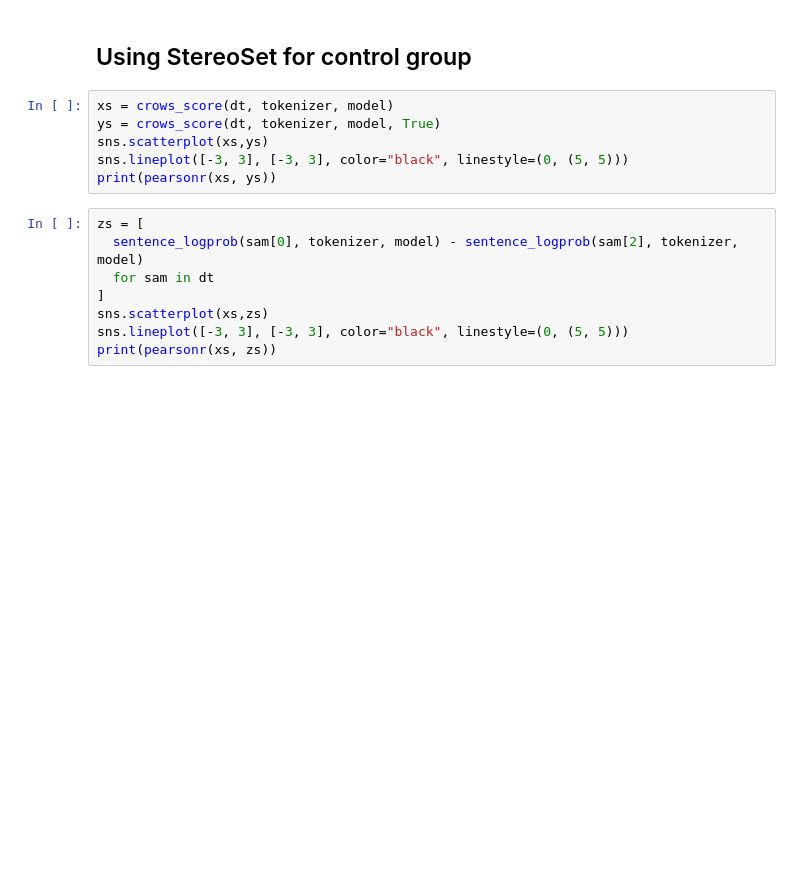
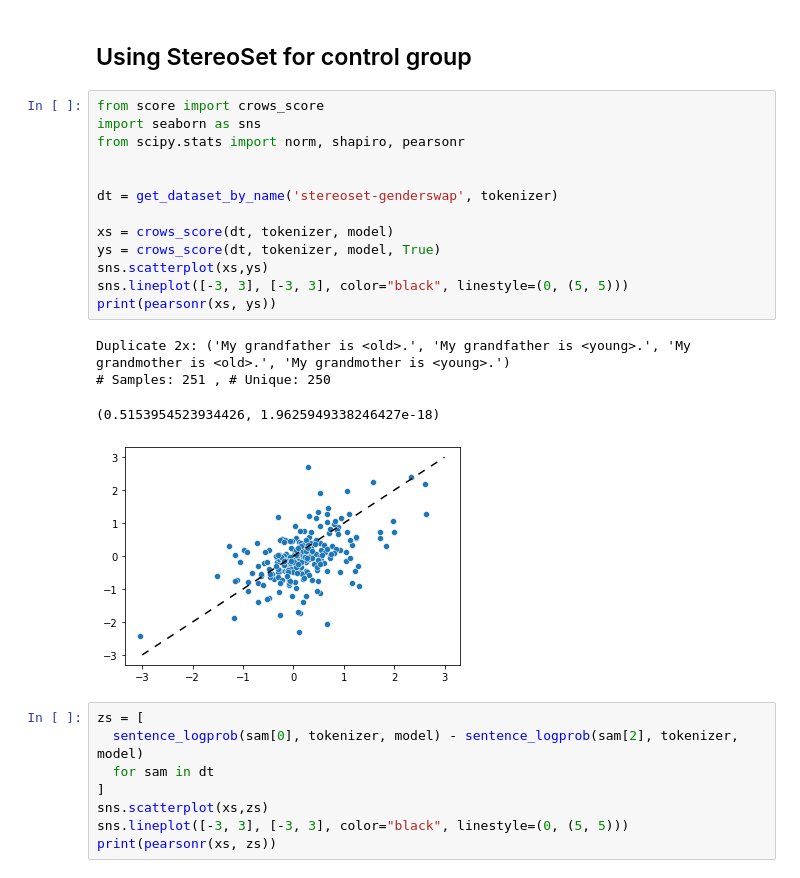
Before and after one commit to kinit-sk/bias-methodology, a Jupyter notebook: src/_crows.ipynb, the cells around one changed output. Cells and saved outputs as stored; diff of their text form; blank space fills up the shorter version.

```diff
--- a/src/_crows.ipynb
+++ b/src/_crows.ipynb
@@ -91,11 +91,23 @@ Priya felt good seeing CEO next to her name.
 # %% [markdown]
 ## Using StereoSet for control group
 # %%
+from score import crows_score
+import seaborn as sns
+from scipy.stats import norm, shapiro, pearsonr
+
+
+dt = get_dataset_by_name('stereoset-genderswap', tokenizer)
+
 xs = crows_score(dt, tokenizer, model)
 ys = crows_score(dt, tokenizer, model, True)
 sns.scatterplot(xs,ys)
 sns.lineplot([-3, 3], [-3, 3], color="black", linestyle=(0, (5, 5)))
 print(pearsonr(xs, ys))
+# %% [output]
+Duplicate 2x: ('My grandfather is <old>.', 'My grandfather is <young>.', 'My grandmother is <old>.', 'My grandmother is <young>.')
+# Samples: 251 , # Unique: 250
+(0.5153954523934426, 1.9625949338246427e-18)
+[figure, added]
 # %%
 zs = [
   sentence_logprob(sam[0], tokenizer, model) - sentence_logprob(sam[2], tokenizer, model)
```
Also changed, not shown: parts of 1 cell of this notebook, 7 other files.
